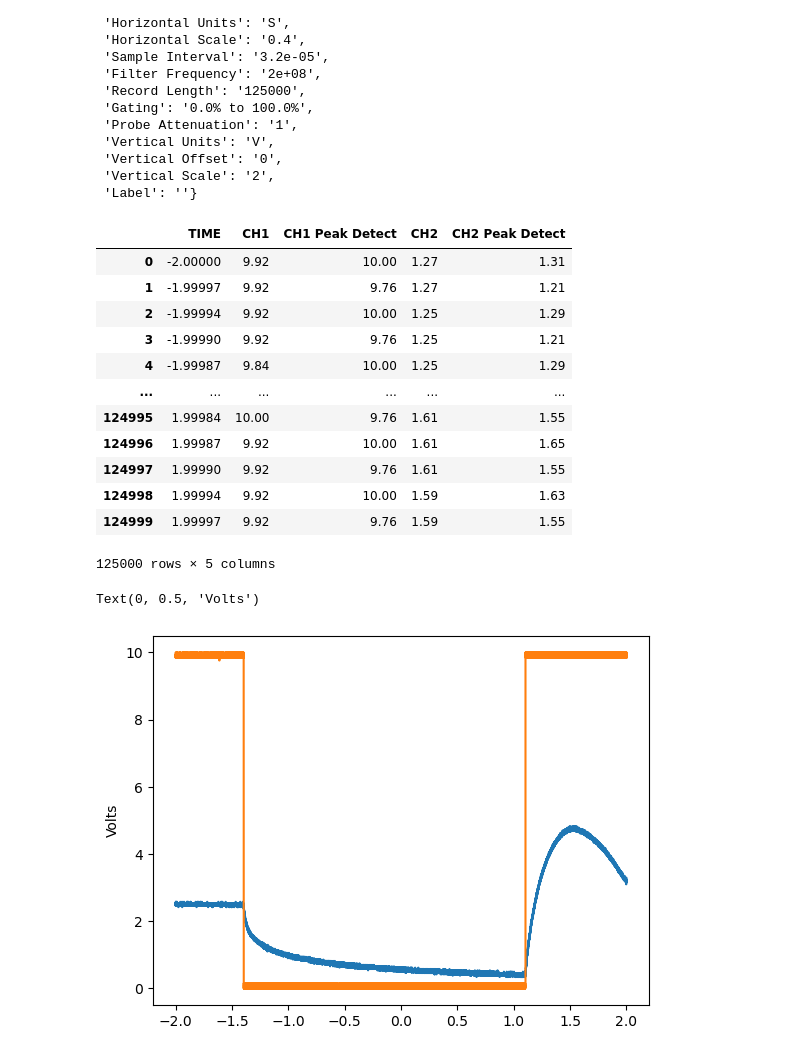
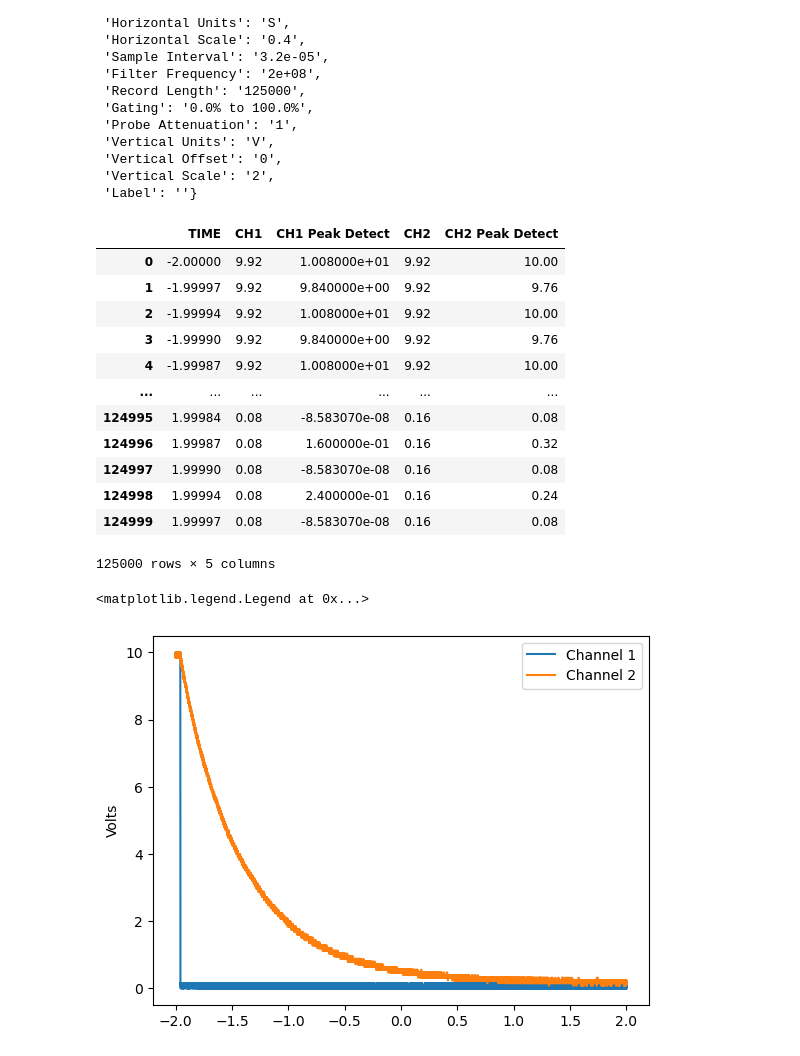
Before and after one commit to xingyzt/5bl, a Jupyter notebook: lab9/1a.ipynb, the cells around one changed output. Drawn from its saved outputs; the diff is of its cells as text; code cells hidden in the pictures.

Commit message:
New data

```diff
--- a/lab9/1a.ipynb
+++ b/lab9/1a.ipynb
@@ -8,7 +8,7 @@ import csv
 row_start = 14
 # %%
 metadata = dict()
-filename = "T0045ALL.CSV"
+filename = "1A.CSV"
 with open(filename, newline='') as csvfile:
     reader = csv.reader(csvfile)
     for (i, row) in enumerate(reader):
@@ -37,28 +35,34 @@ data = pd.read_csv(filename, delimiter=",", header=row_start)
 data
 # %% [output]
 |  | TIME | CH1 | CH1 Peak Detect | CH2 | CH2 Peak Detect |
-| 0 | -2.00000 | 9.92 | 10.00 | 1.27 | 1.31 |
-| 1 | -1.99997 | 9.92 | 9.76 | 1.27 | 1.21 |
-| 2 | -1.99994 | 9.92 | 10.00 | 1.25 | 1.29 |
-| 3 | -1.99990 | 9.92 | 9.76 | 1.25 | 1.21 |
-| 4 | -1.99987 | 9.84 | 10.00 | 1.25 | 1.29 |
+| 0 | -2.00000 | 9.92 | 1.008000e+01 | 9.92 | 10.00 |
+| 1 | -1.99997 | 9.92 | 9.840000e+00 | 9.92 | 9.76 |
+| 2 | -1.99994 | 9.92 | 1.008000e+01 | 9.92 | 10.00 |
+| 3 | -1.99990 | 9.92 | 9.840000e+00 | 9.92 | 9.76 |
+| 4 | -1.99987 | 9.92 | 1.008000e+01 | 9.92 | 10.00 |
 | ... | ... | ... | ... | ... | ... |
-| 124995 | 1.99984 | 10.00 | 9.76 | 1.61 | 1.55 |
-| 124996 | 1.99987 | 9.92 | 10.00 | 1.61 | 1.65 |
-| 124997 | 1.99990 | 9.92 | 9.76 | 1.61 | 1.55 |
-| 124998 | 1.99994 | 9.92 | 10.00 | 1.59 | 1.63 |
-| 124999 | 1.99997 | 9.92 | 9.76 | 1.59 | 1.55 |
+| 124995 | 1.99984 | 0.08 | -8.583070e-08 | 0.16 | 0.08 |
+| 124996 | 1.99987 | 0.08 | 1.600000e-01 | 0.16 | 0.32 |
+| 124997 | 1.99990 | 0.08 | -8.583070e-08 | 0.16 | 0.08 |
+| 124998 | 1.99994 | 0.08 | 2.400000e-01 | 0.16 | 0.24 |
+| 124999 | 1.99997 | 0.08 | -8.583070e-08 | 0.16 | 0.08 |
 125000 rows × 5 columns
 # %%
+t_raw = data["TIME"]
+ch1_raw = data["CH1"]
+ch2_raw = data["CH2"]
 plt.plot(
-    data["TIME"],
-    data["CH2"] * vscale
+    t_raw,
+    ch1_raw,
+    label="Channel 1"
 )
 plt.plot(
-    data["TIME"],
-    data["CH1"]
+    t_raw,
+    ch2_raw,
+    label="Channel 2"
 )
 plt.ylabel("Volts")
+plt.legend()
 # %% [output]
-Text(0, 0.5, 'Volts')
+<matplotlib.legend.Legend at 0x...>
-[figure, old version]
+[figure, new version]
```
Also changed, not shown: parts of 5 cells of this notebook, 3 other files.
